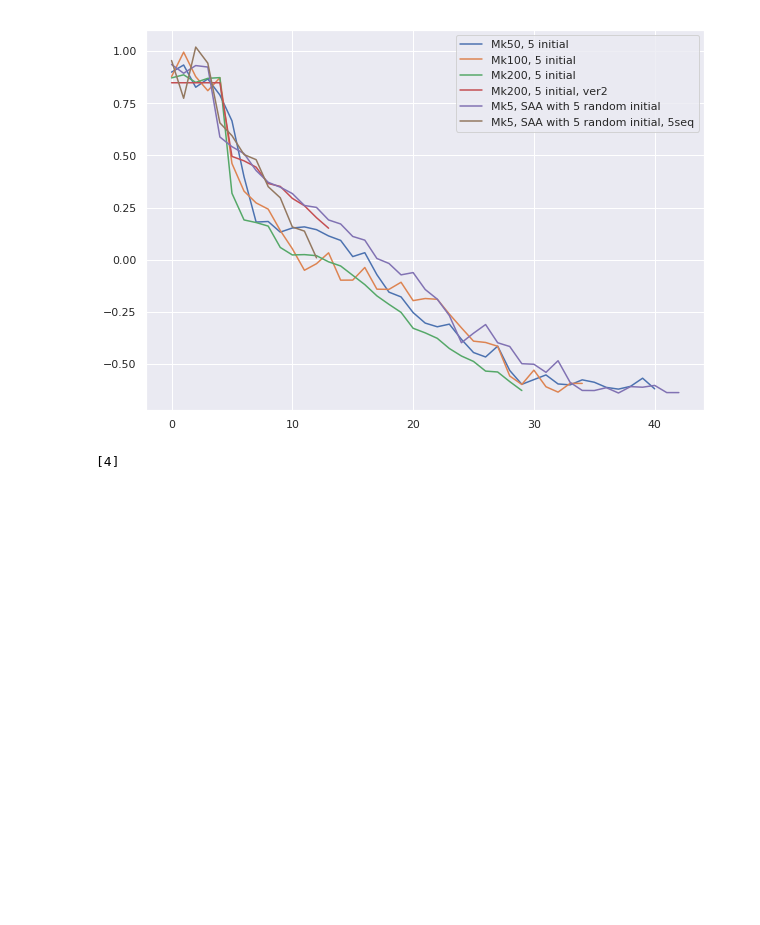
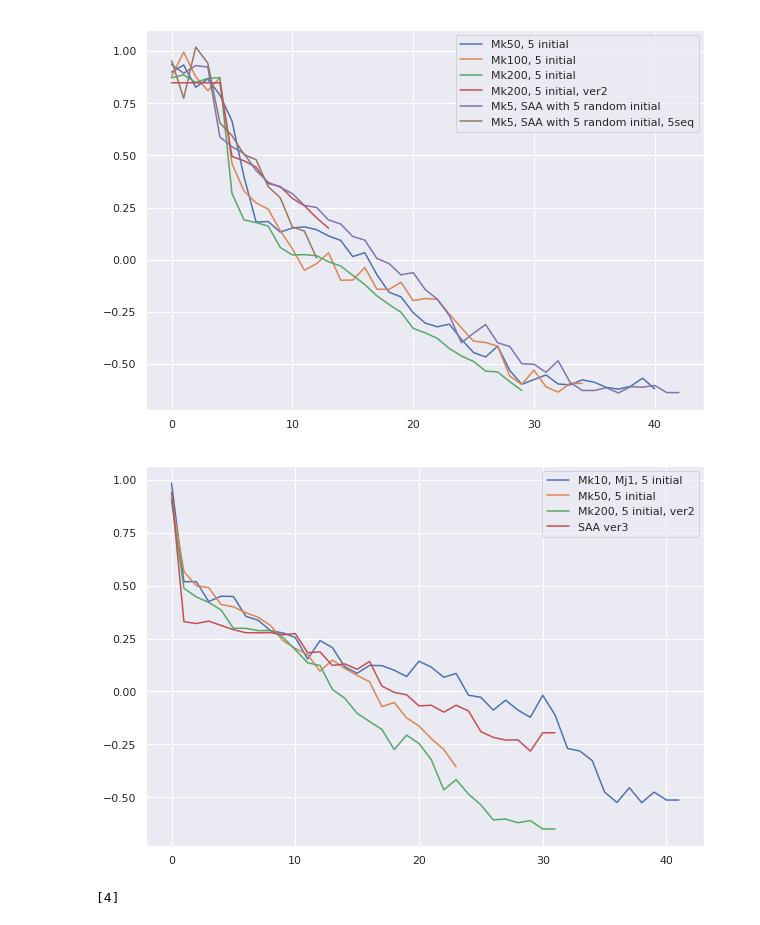
Before and after one commit to kkh8676/opt_functions, a Jupyter notebook: levy_Mk_Mj_SAA.ipynb, the cells around one changed output. Saved outputs shown, nothing was run; the diff lists cells and outputs as text; code cells hidden in the pictures; blank space fills up the shorter version.

```diff
--- a/levy_Mk_Mj_SAA.ipynb
+++ b/levy_Mk_Mj_SAA.ipynb
@@ -338,6 +339,22 @@ plt.legend()
 plt.show()
 # %% [output]
 [figure]
+# %%
+plt.figure(figsize=(10,7))
+#plt.plot(irs_Mk200_Mj_avg, label='Mk200, Mj1, No initial')
+#plt.plot(irs_Mk10_Mj_avg, label='Mk10, Mj1, No initial')
+plt.plot(irs_initial5_Mk10_Mj1_v2_avg[3:], label='Mk10, Mj1, 5 initial')
+plt.plot(irs_initial5_Mk50_Mj1_v2_avg[3:], label='Mk50, 5 initial')
+#plt.plot(irs_initial5_Mk100_Mj1_avg, label='Mk100, 5 initial')
+#plt.plot(irs_initial5_Mk200_Mj1_avg, label='Mk200, 5 initial')
+plt.plot(irs_initial5_Mk200_Mj1_v3_avg[3:], label='Mk200, 5 initial, ver2')
+#plt.plot(irs_initial5_Mk5_Mj1_saa_avg, label='Mk5, SAA with 5 random initial')
+#plt.plot(irs_initial5_Mk5_Mj1_saa_5seq_avg, label='Mk5, SAA with 5 random initial, 5seq')
+plt.plot(irs_saa_test_v3_avg[3:], label='SAA ver3')
+plt.legend()
+plt.show()
+# %% [output]
+[figure, added]
 # %%
 plt.figure(figsize=(10,7))
 #plt.plot(avg_sugg_obj_Mk200_Mj1[:], label="Mk200, Mj=1, No initial")
```
Also changed, not shown: parts of 1 cell of this notebook.
